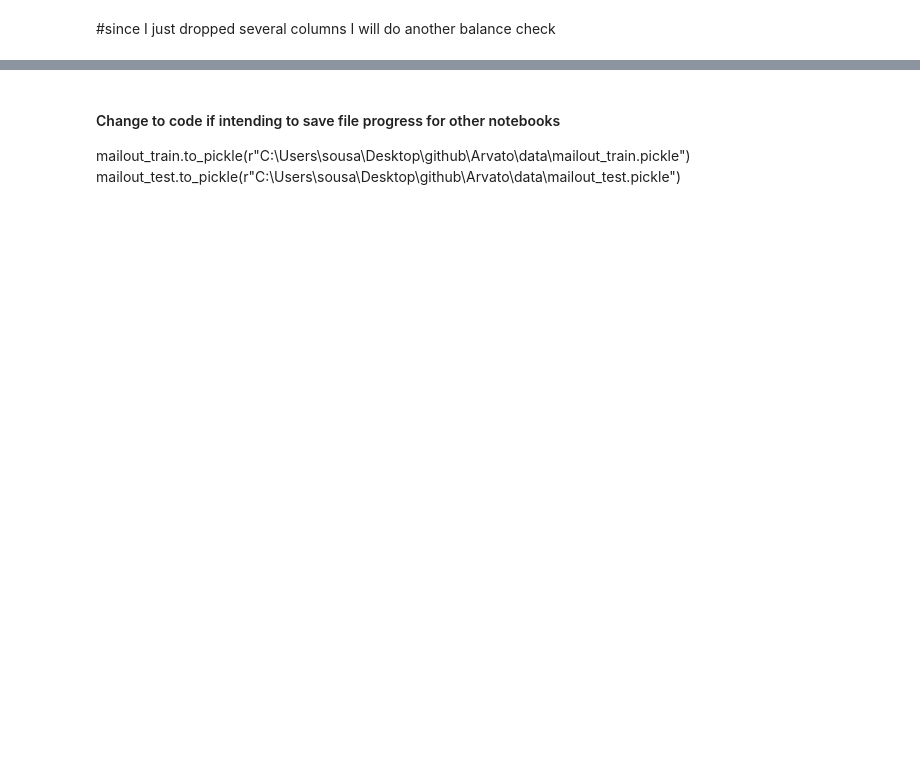
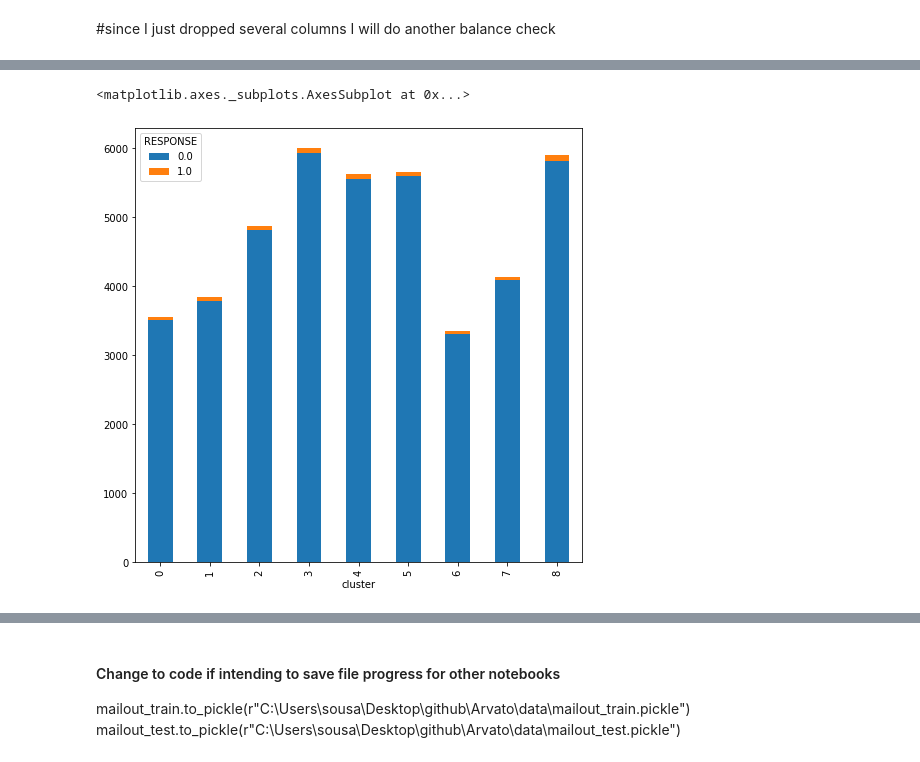
Before and after one commit to sousablde/Arvato-Bertelsmann-Customer-Acquisition, a Jupyter notebook: Arvato Project Workbook.ipynb, the cells around one changed output, grey strips where cells are left out. Cells and saved outputs as stored; diff of their text form; code cells hidden in the pictures; blank space fills up the shorter version.

```diff
--- a/Arvato Project Workbook.ipynb
+++ b/Arvato Project Workbook.ipynb
@@ -620,6 +621,11 @@ kmodel = kmeans.fit(azdias_SS_pca)
 #and now we can compare the customer data to the general demographics
 azdias_clusters = kmodel.predict(pca.transform(azdias_SS))
 customers_clusters = kmodel.predict(pca.transform(customers_SS))
+# %%
+#getting clusters for the LNRs for the customers
+cluster_map = pd.DataFrame()
+cluster_map['LNR'] = azdias_eng.index.values
+cluster_map['cluster'] = kmodel.labels_
 # %%
 #preparing cluster visualization
 from collections import Counter
@@ -756,0 +791,4 @@ balance_checker(mailout_train, mailout_test)
+# %%
+#merging mailout and cluster map on the LNR column
+clusters_mailout = pd.merge(mailout_train, cluster_map, on = 'LNR')
+response_and_cluster = clusters_mailout[['LNR', 'RESPONSE', 'cluster']]
@@ -756,0 +804,6 @@ balance_checker(mailout_train, mailout_test)
+# %%
+plot1 = response_and_cluster.groupby(['cluster', 'RESPONSE'])['RESPONSE'].count().unstack('RESPONSE')
+plot1[[0, 1]].plot(kind = 'bar', stacked = True)
+# %% [output]
+<matplotlib.axes._subplots.AxesSubplot at 0x...>
+[figure, added]
```
Also changed, not shown: parts of 26 cells of this notebook, 2 other files.
